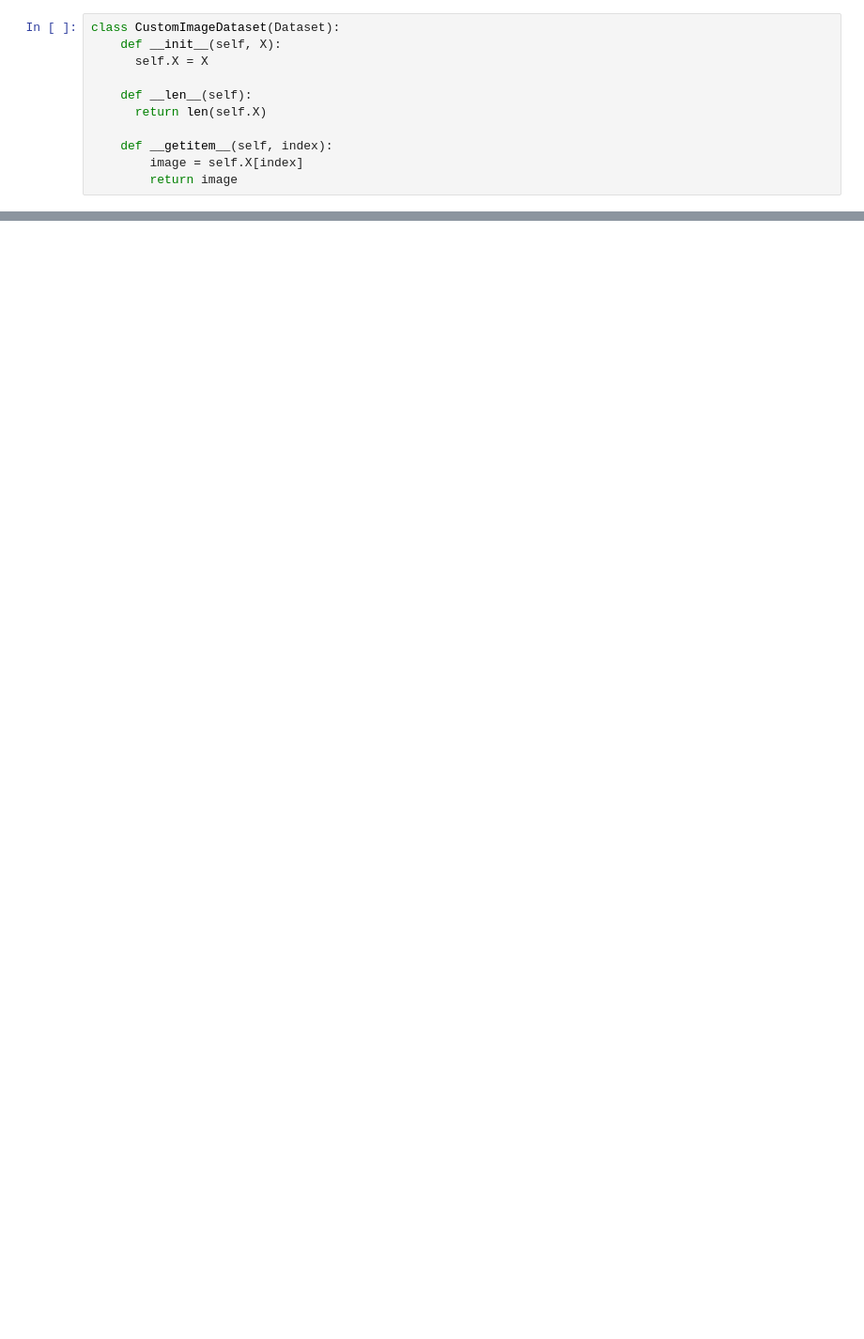
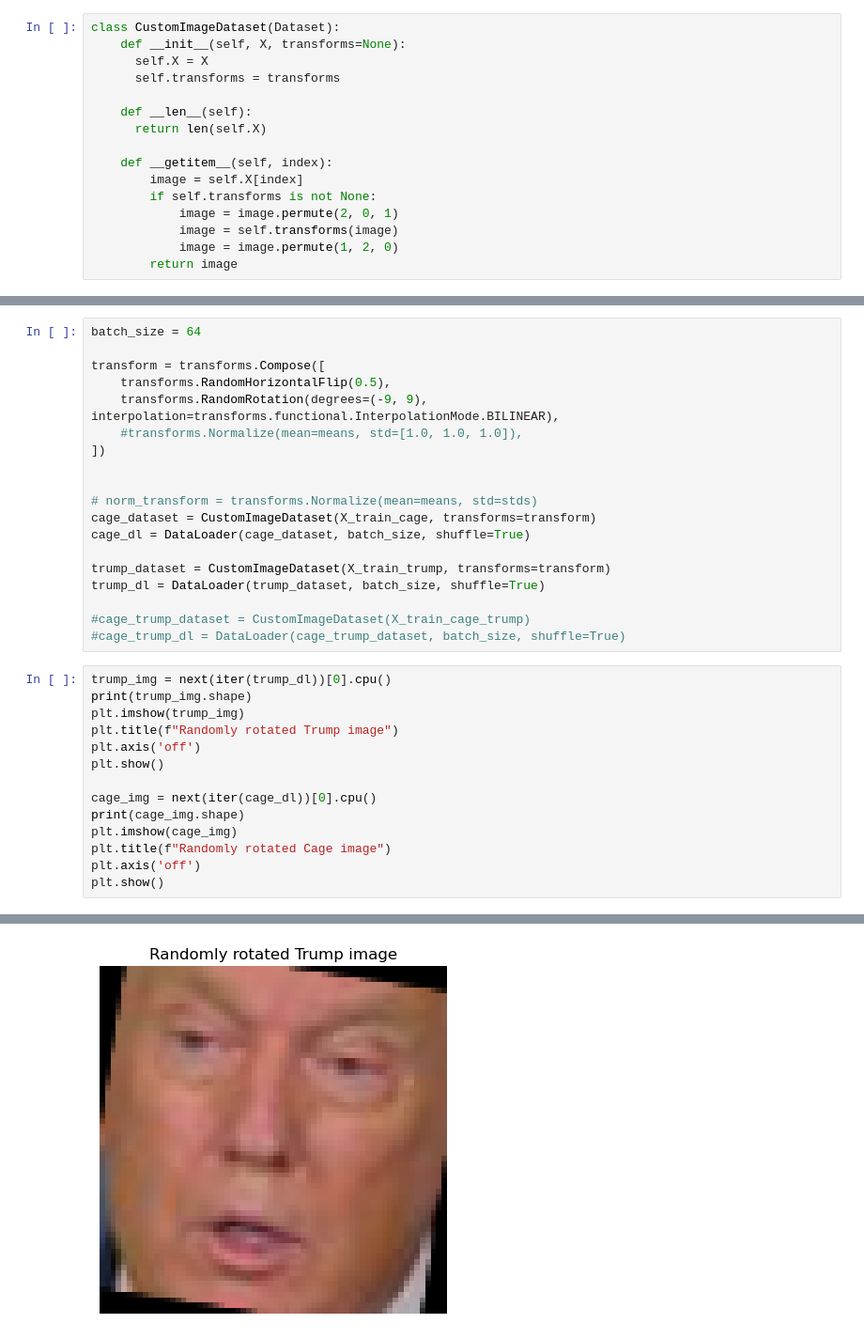
Before and after one commit to mans-andersson/SimpleFaceSwap, a Jupyter notebook: deep_learning_project.ipynb, the cells around one changed output, grey strips where cells are left out. Shown: that part at 94% size. Drawn from its saved outputs; the diff is of its cells as text; blank space fills up the shorter version.

```diff
--- a/deep_learning_project.ipynb
+++ b/deep_learning_project.ipynb
@@ -84,11 +102,16 @@ Clipping input data to the valid range for imshow with RGB data ([0..1] for floa
 # %%
 class CustomImageDataset(Dataset):
-    def __init__(self, X):
+    def __init__(self, X, transforms=None):
       self.X = X
+      self.transforms = transforms
 
     def __len__(self):
       return len(self.X)
 
     def __getitem__(self, index):
         image = self.X[index]
+        if self.transforms is not None:
+            image = image.permute(2, 0, 1)
+            image = self.transforms(image)
+            image = image.permute(1, 2, 0)
         return image
@@ -161,0 +118,34 @@ class AutoEncoder(nn.Module):
+# %%
+batch_size = 64
+
+transform = transforms.Compose([
+    transforms.RandomHorizontalFlip(0.5),
+    transforms.RandomRotation(degrees=(-9, 9), interpolation=transforms.functional.InterpolationMode.BILINEAR),
+    #transforms.Normalize(mean=means, std=[1.0, 1.0, 1.0]),
+])
+
+
+# norm_transform = transforms.Normalize(mean=means, std=stds)
+cage_dataset = CustomImageDataset(X_train_cage, transforms=transform)
+cage_dl = DataLoader(cage_dataset, batch_size, shuffle=True)
+
+trump_dataset = CustomImageDataset(X_train_trump, transforms=transform)
+trump_dl = DataLoader(trump_dataset, batch_size, shuffle=True)
+
+#cage_trump_dataset = CustomImageDataset(X_train_cage_trump)
+#cage_trump_dl = DataLoader(cage_trump_dataset, batch_size, shuffle=True)
+# %%
+trump_img = next(iter(trump_dl))[0].cpu()
+print(trump_img.shape)
+plt.imshow(trump_img)
+plt.title(f"Randomly rotated Trump image")
+plt.axis('off')
+plt.show()
+
+cage_img = next(iter(cage_dl))[0].cpu()
+print(cage_img.shape)
+plt.imshow(cage_img)
+plt.title(f"Randomly rotated Cage image")
+plt.axis('off')
+plt.show()
+# %% [output]
@@ -161,0 +153 @@ class AutoEncoder(nn.Module):
+[figure, added]
```
Also changed, not shown: parts of 22 cells of this notebook.
